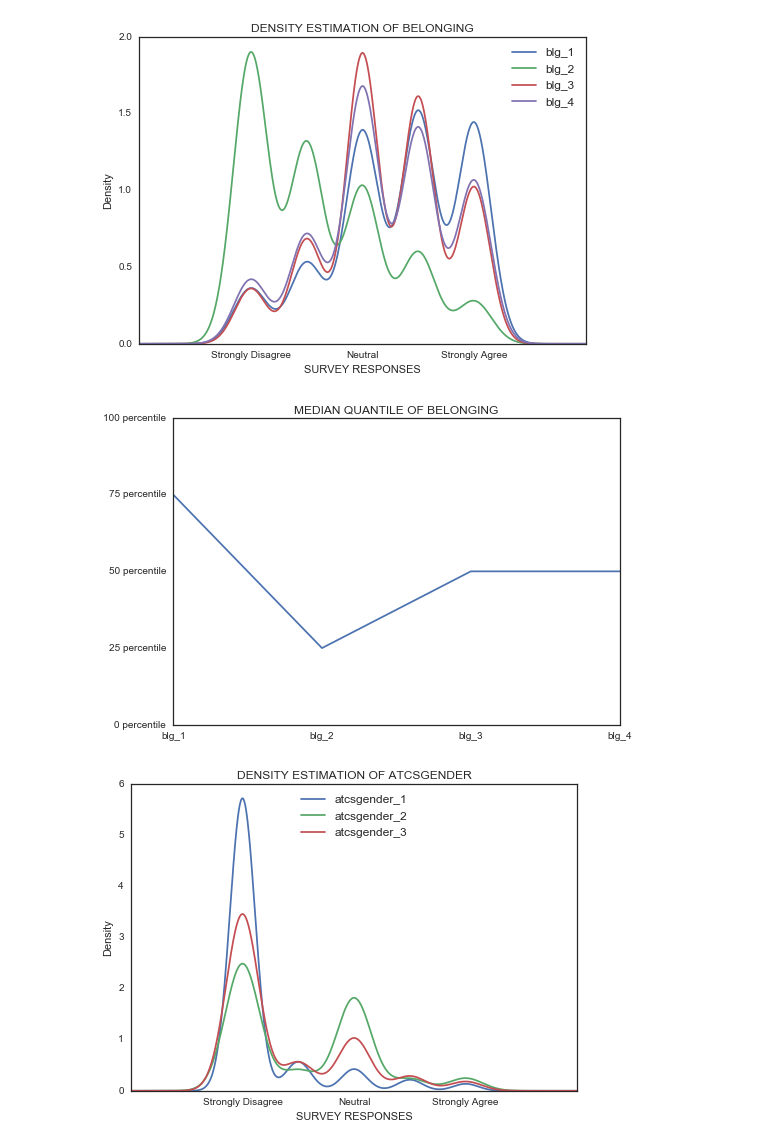
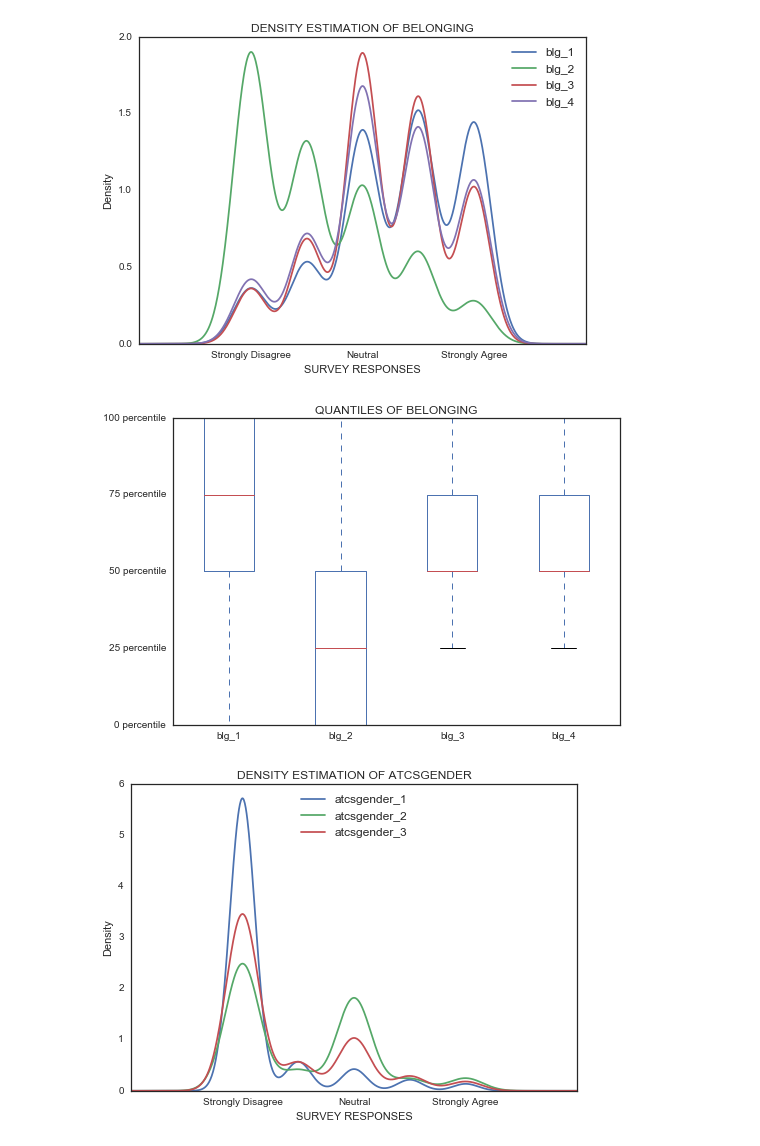
Before and after one commit to omoju/IntroCSExperiencePrediction, a Jupyter notebook: genderedCSExperience.ipynb, the cells around one changed output. Saved outputs shown, nothing was run; the diff lists cells and outputs as text; code cells hidden in the pictures.

```diff
--- a/genderedCSExperience.ipynb
+++ b/genderedCSExperience.ipynb
@@ -223,15 +223,15 @@ pyplt.savefig('report/figures/blg_kde.pdf', dpi=100)
 # %% [output]
 [figure]
 # %%
-dataset[blg].quantile(.50).plot();
+dataset[blg].plot.box();
 y = np.arange(0,1.1,0.25)
 labels = ['{} percentile'.format(int(i*100)) for i in y]
 pyplt.yticks(y, labels)
 
-pyplt.title('MEDIAN QUANTILE OF BELONGING')
-pyplt.savefig('report/figures/blg_median_quantile.pdf', dpi=100)
+pyplt.title('QUANTILES OF BELONGING')
+pyplt.savefig('report/figures/blg_quantile.pdf', dpi=100)
 # %% [output]
-[figure, old version]
+[figure, new version]
 # %%
 dataset[atcsgender].plot(kind='kde')
 
```
Also changed, not shown: parts of 3 cells of this notebook, 5 other files.
